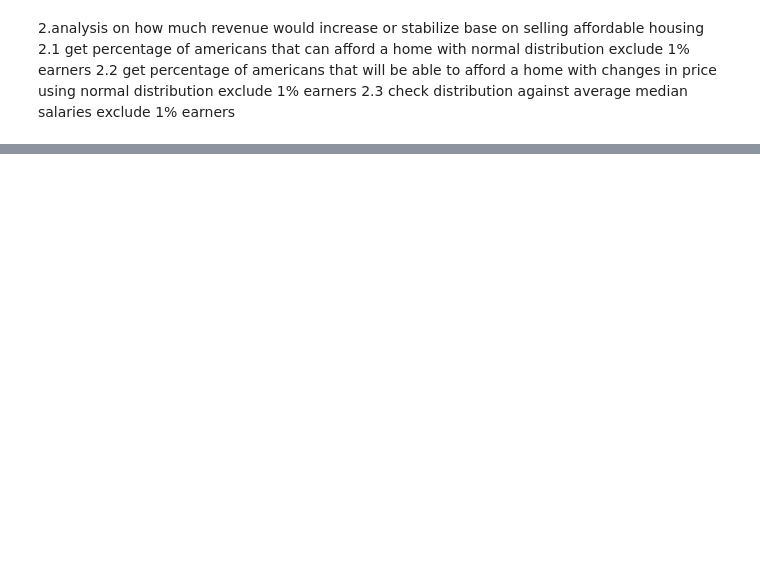
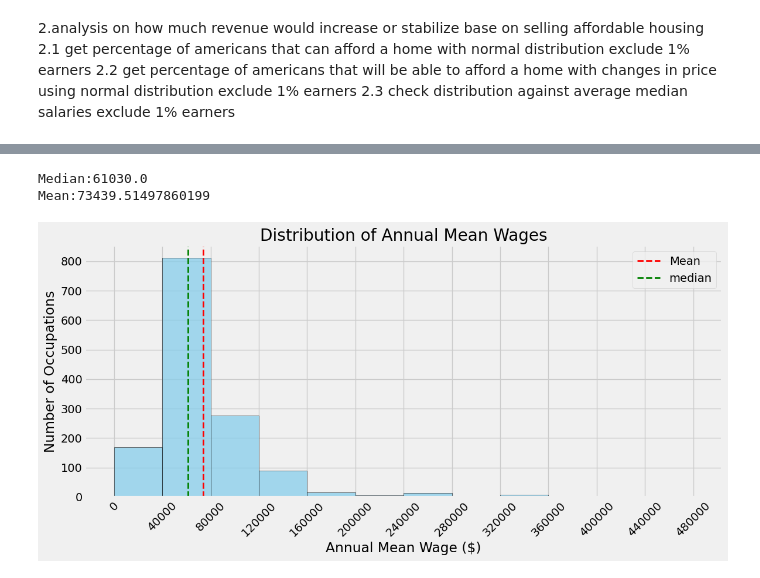
Before and after one commit to kdizil117/seniorcapstone, a Jupyter notebook: Revenue_change_analysis.ipynb, the cells around one changed output, grey strips where cells are left out. Drawn from its saved outputs; the diff is of its cells as text; code cells hidden in the pictures; blank space fills up the shorter version.

```diff
--- a/Revenue_change_analysis.ipynb
+++ b/Revenue_change_analysis.ipynb
@@ -62,0 +130,34 @@ plt.hist(values,3)
+# %%
+from scipy import stats
+from scipy.stats import norm
+
+wage_df['A_MEAN'] = pd.to_numeric(wage_df['A_MEAN'], errors='coerce')
+
+print (f'Median:{wage_df['A_MEAN'].median()}')
+print (f'Mean:{wage_df['A_MEAN'].mean()}')
+
+wage_df = wage_df.dropna(subset=['A_MEAN'])
+
+# Remove 0 or extremely low values
+wage_df = wage_df[wage_df['A_MEAN'] > 10000]
+
+min_val = int(wage_df['A_MEAN'].min() // 40000 * 40000)
+max_val = int(wage_df['A_MEAN'].max() // 40000 * 40000 + 40000)
+bins = list(range(min_val, max_val + 1, 40000))
+
+plt.figure(figsize=(12,6))
+plt.hist(wage_df['A_MEAN'], bins=bins, edgecolor='black', color='skyblue', alpha=0.75)
+plt.title('Distribution of Annual Mean Wages')
+plt.xlabel('Annual Mean Wage ($)')
+plt.ylabel('Number of Occupations')
+plt.xticks(bins, rotation=45)
+plt.grid(True)
+plt.tight_layout()
+plt.axvline(wage_df['A_MEAN'].mean(), color='red', linestyle='dashed', linewidth=2, label='Mean')
+plt.axvline(wage_df['A_MEAN'].median(), color='green', linestyle='dashed', linewidth=2, label='median')
+plt.legend()
+plt.show()
+# %% [output]
+Median:61030.0
+Mean:73439.51497860199
+[figure, added]
```
Also changed, not shown: parts of 6 cells of this notebook, 1 other file.
